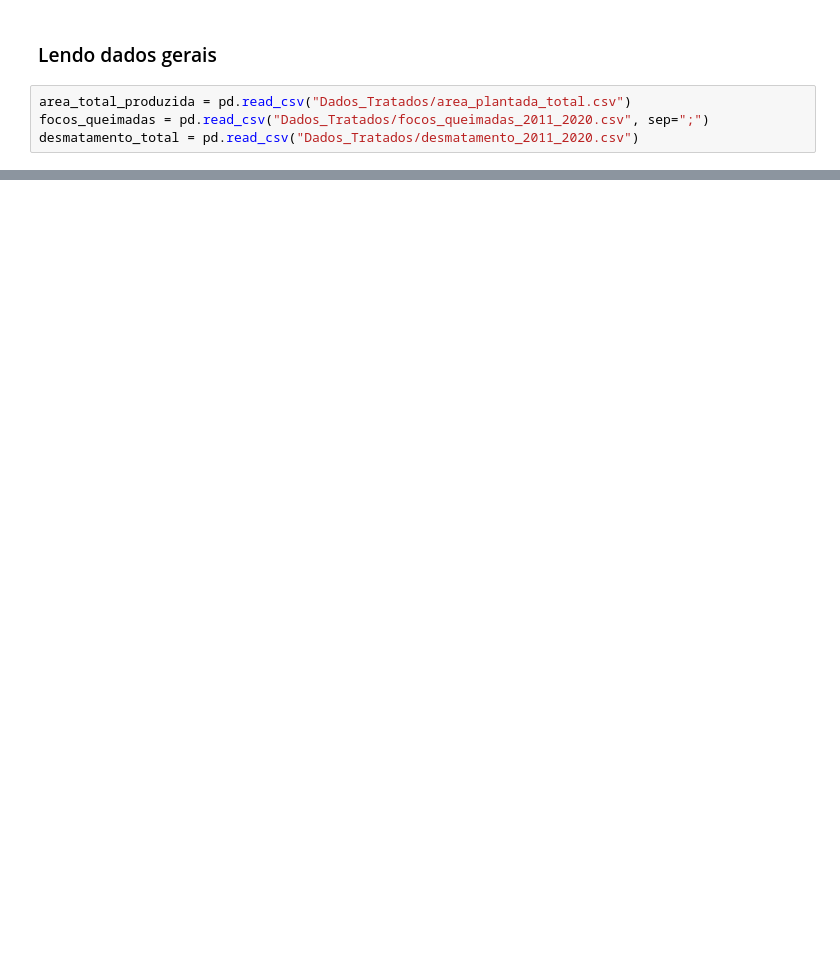
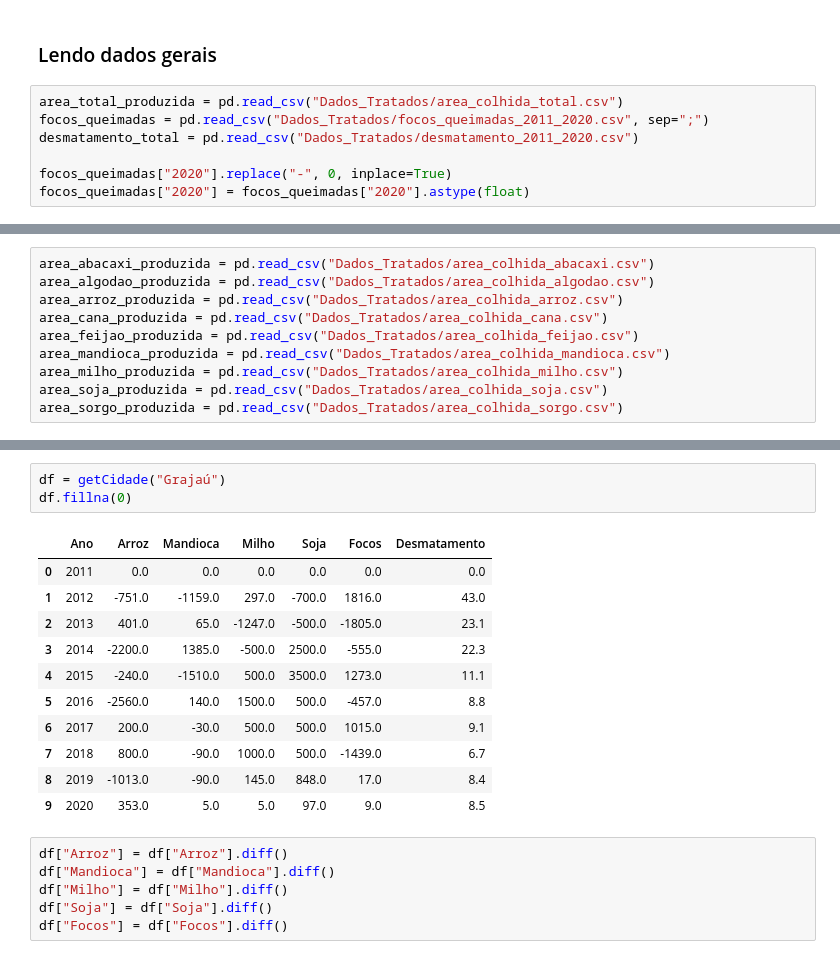
Before and after one commit to clebemachado/desafio_inova_queimadas, a Jupyter notebook: Comparação.ipynb, the cells around one changed output, grey strips where cells are left out. Saved outputs shown, nothing was run; the diff lists cells and outputs as text; blank space fills up the shorter version.

```diff
--- a/Comparação.ipynb
+++ b/Comparação.ipynb
@@ -78,6 +38,9 @@ cidades_listas
 # %% [markdown]
 ### Lendo dados gerais
 # %%
-area_total_produzida = pd.read_csv("Dados_Tratados/area_plantada_total.csv")
+area_total_produzida = pd.read_csv("Dados_Tratados/area_colhida_total.csv")
 focos_queimadas = pd.read_csv("Dados_Tratados/focos_queimadas_2011_2020.csv", sep=";")
 desmatamento_total = pd.read_csv("Dados_Tratados/desmatamento_2011_2020.csv")
+
+focos_queimadas["2020"].replace("-", 0, inplace=True)
+focos_queimadas["2020"] = focos_queimadas["2020"].astype(float)
@@ -93 +47,11 @@ area_total_produzida.head()
+# %%
+area_abacaxi_produzida = pd.read_csv("Dados_Tratados/area_colhida_abacaxi.csv")
+area_algodao_produzida = pd.read_csv("Dados_Tratados/area_colhida_algodao.csv")
+area_arroz_produzida = pd.read_csv("Dados_Tratados/area_colhida_arroz.csv")
+area_cana_produzida = pd.read_csv("Dados_Tratados/area_colhida_cana.csv")
+area_feijao_produzida = pd.read_csv("Dados_Tratados/area_colhida_feijao.csv")
+area_mandioca_produzida = pd.read_csv("Dados_Tratados/area_colhida_mandioca.csv")
+area_milho_produzida = pd.read_csv("Dados_Tratados/area_colhida_milho.csv")
+area_soja_produzida = pd.read_csv("Dados_Tratados/area_colhida_soja.csv")
+area_sorgo_produzida = pd.read_csv("Dados_Tratados/area_colhida_sorgo.csv")
 # %%
@@ -131,0 +125,21 @@ plotar(vitorino, "Sítio Novo")
+# %%
+df = getCidade("Grajaú")
+df.fillna(0)
+# %% [output]
+|  | Ano | Arroz | Mandioca | Milho | Soja | Focos | Desmatamento |
+| 0 | 2011 | 0.0 | 0.0 | 0.0 | 0.0 | 0.0 | 0.0 |
+| 1 | 2012 | -751.0 | -1159.0 | 297.0 | -700.0 | 1816.0 | 43.0 |
+| 2 | 2013 | 401.0 | 65.0 | -1247.0 | -500.0 | -1805.0 | 23.1 |
+| 3 | 2014 | -2200.0 | 1385.0 | -500.0 | 2500.0 | -555.0 | 22.3 |
+| 4 | 2015 | -240.0 | -1510.0 | 500.0 | 3500.0 | 1273.0 | 11.1 |
+| 5 | 2016 | -2560.0 | 140.0 | 1500.0 | 500.0 | -457.0 | 8.8 |
+| 6 | 2017 | 200.0 | -30.0 | 500.0 | 500.0 | 1015.0 | 9.1 |
+| 7 | 2018 | 800.0 | -90.0 | 1000.0 | 500.0 | -1439.0 | 6.7 |
+| 8 | 2019 | -1013.0 | -90.0 | 145.0 | 848.0 | 17.0 | 8.4 |
+| 9 | 2020 | 353.0 | 5.0 | 5.0 | 97.0 | 9.0 | 8.5 |
+# %%
+df["Arroz"] = df["Arroz"].diff()
+df["Mandioca"] = df["Mandioca"].diff()
+df["Milho"] = df["Milho"].diff()
+df["Soja"] = df["Soja"].diff()
+df["Focos"] = df["Focos"].diff()
```
Also changed, not shown: parts of 16 cells of this notebook.
